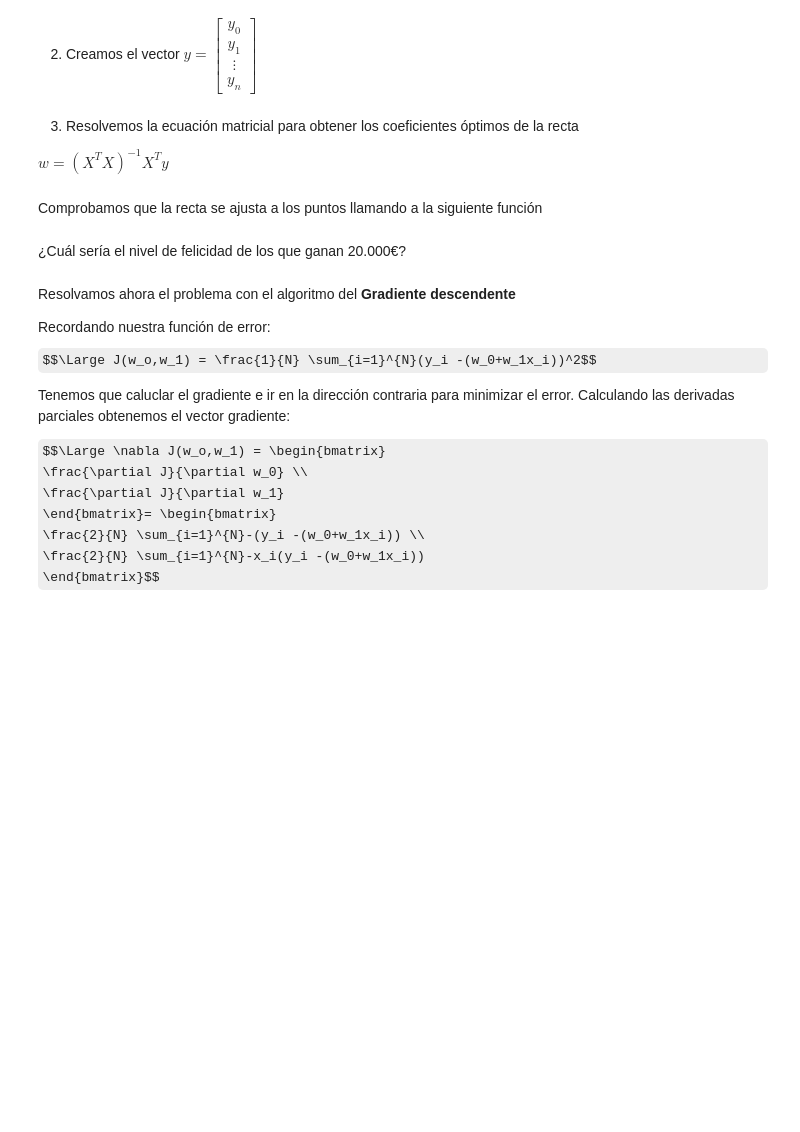
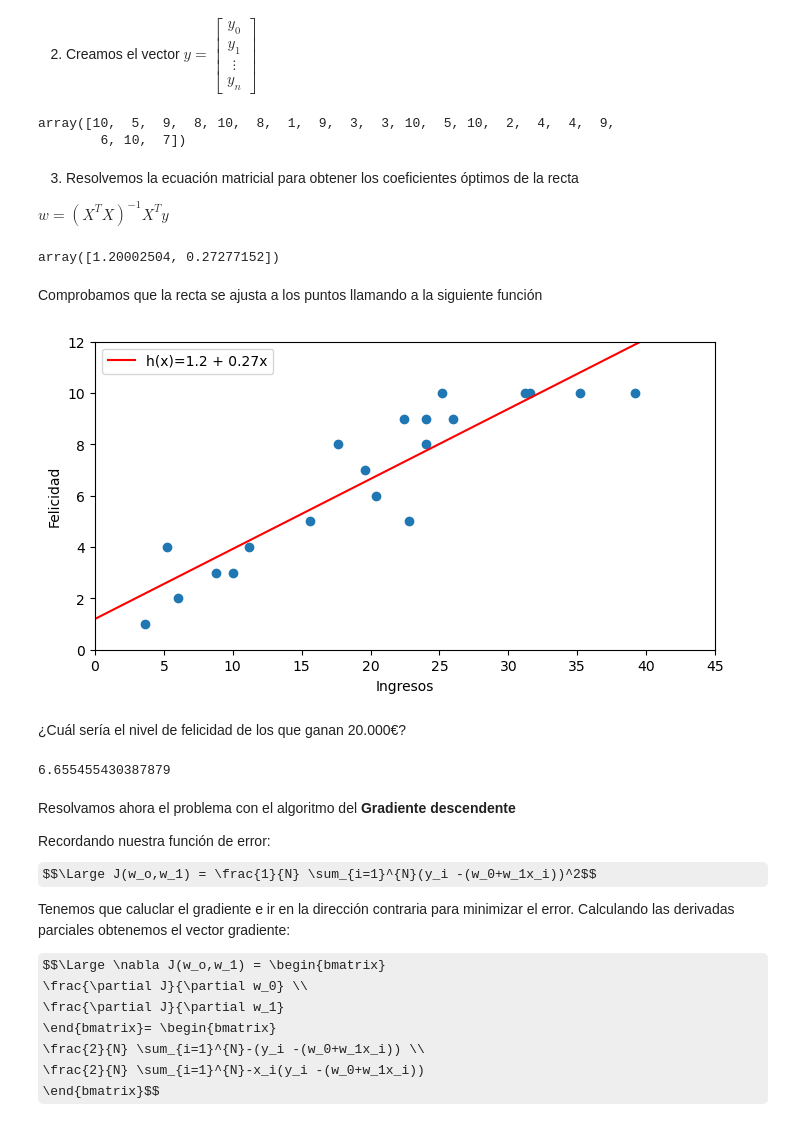
Before and after one commit to rafazamb/DS_PT_PR_SEP22, a Jupyter notebook: 03-Machine_Learning/01-Supervisado/01-Regresión Lineal/01-Regresión Lineal.ipynb, the cells around one changed output. Saved outputs shown, nothing was run; the diff lists cells and outputs as text; code cells hidden in the pictures; some formulas as TeX source; blank space fills up the shorter version.

```diff
--- a/03-Machine_Learning/01-Supervisado/01-Regresión Lineal/01-Regresión Lineal.ipynb
+++ b/03-Machine_Learning/01-Supervisado/01-Regresión Lineal/01-Regresión Lineal.ipynb
@@ -14,3 +28,9 @@ y = [10, 5, 9, 8, 10, 8, 1, 9, 3, 3, 11, 5, 11, 2, 4, 4, 9, 6, 10, 7]
 Buscamos la recta $h(x)=w_0+w_1x$ que mejor ajuste los puntos, aplicando mínimos cuadrados
 # %% [markdown]
 1. Creamos la matrix $X=\begin{bmatrix} 1 & x_0 \\ 1 & x_1 \\ \vdots & \vdots \\ 1 & x_n \end{bmatrix}$
+# %%
+X = np.array([np.ones(len(x)),
+              np.array(x)]).transpose()
+
+print(X.shape)
+X
@@ -17,13 +59,47 @@ Buscamos la recta $h(x)=w_0+w_1x$ que mejor ajuste los puntos, aplicando mínimo
 # %% [markdown]
 2. Creamos el vector $y=\begin{bmatrix} y_0 \\ y_1 \\ \vdots \\ y_n\end{bmatrix}$
+# %%
+y
+# %% [output]
+array([10,  5,  9,  8, 10,  8,  1,  9,  3,  3, 10,  5, 10,  2,  4,  4,  9,
+        6, 10,  7])
 # %% [markdown]
 3. Resolvemos la ecuación matricial para obtener los coeficientes óptimos de la recta
 
   $w = (X^TX)^{-1}X^Ty$
+# %%
+w = np.linalg.inv(X.transpose().dot(X)).dot(X.transpose()).dot(y)
+w
+# %% [output]
+array([1.20002504, 0.27277152])
 # %% [markdown]
 Comprobamos que la recta se ajusta a los puntos llamando a la siguiente función
+# %%
+def plot_all(w0,w1):
+
+    plt.figure(figsize=(8, 4))
+    ax = plt.axes()
+    ax.scatter(x, y)
+    ax.set_ylim([0,12])
+    ax.set_xlim([0,45])
+    ax.set_xlabel('Ingresos')
+    ax.set_ylabel('Felicidad')
+    e = np.linspace(0,45,len(x))
+    z = w0+w1*e
+
+    plt.plot(e, z, '-r', label='h(x)='+str(round(w0,2))+' + '+ str(round(w1,2))+'x')
+    plt.legend(loc='upper left')
+    plt.show()
+# %%
+plot_all(w[0],w[1])
+# %% [output]
+[figure, added]
 # %% [markdown]
 ¿Cuál sería el nivel de felicidad de los que ganan 20.000€?
+# %%
+w[0] + w[1]*20
+# %% [output]
+6.655455430387879
 # %% [markdown]
 Resolvamos ahora el problema con el algoritmo del **Gradiente descendente**
 
```
Also changed, not shown: parts of 41 cells of this notebook.
